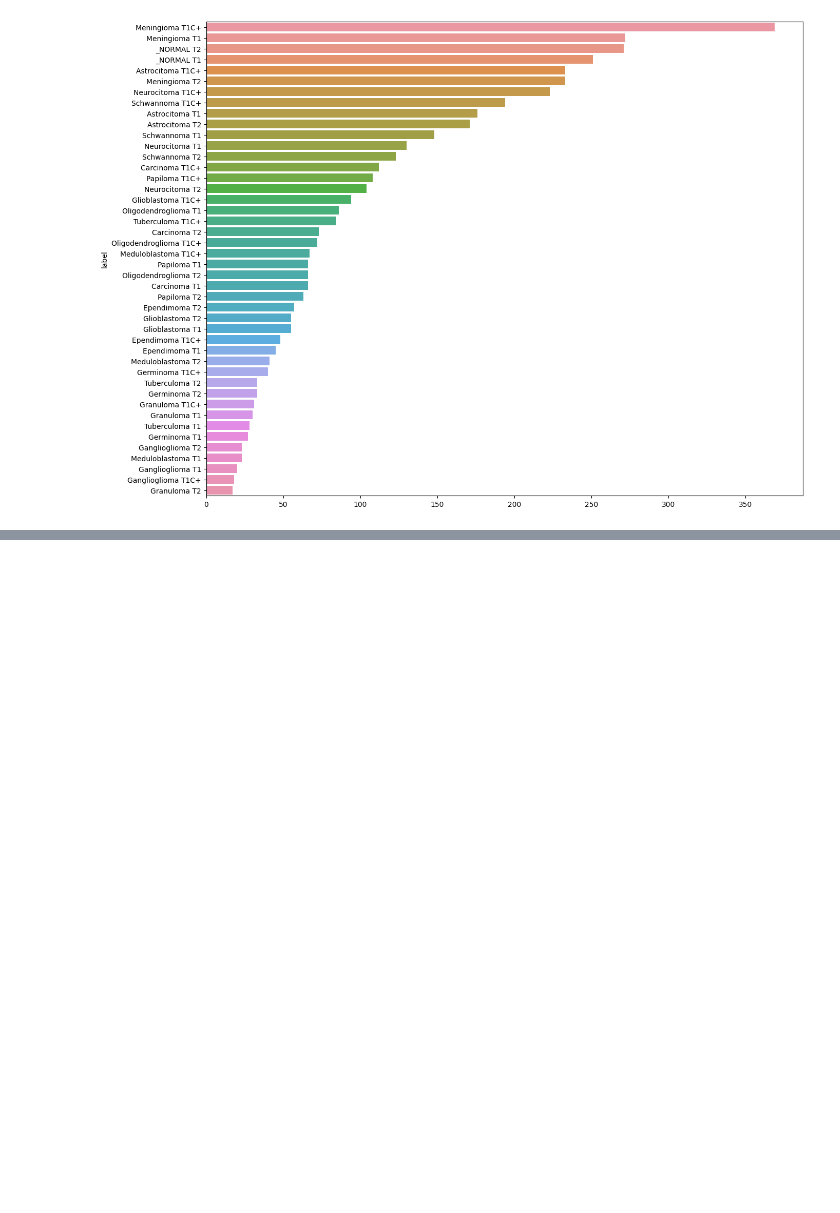
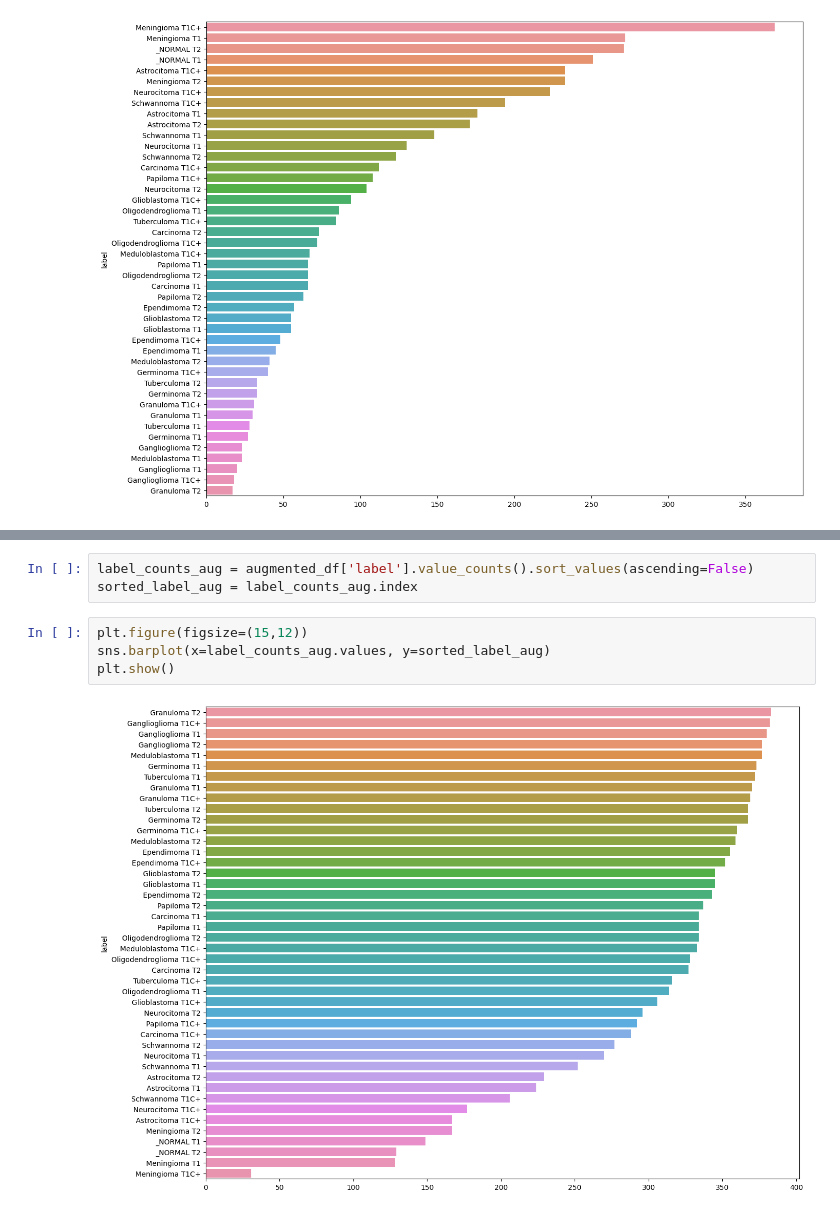
Before and after one commit to Som-III/Brain_tumor_detection_using_deep_learning, a Jupyter notebook: tumor_detection.ipynb, the cells around one changed output, grey strips where cells are left out. Cells and saved outputs as stored; diff of their text form; blank space fills up the shorter version.

```diff
--- a/tumor_detection.ipynb
+++ b/tumor_detection.ipynb
@@ -93,0 +174,9 @@ plt.show()
+# %%
+label_counts_aug = augmented_df['label'].value_counts().sort_values(ascending=False)
+sorted_label_aug = label_counts_aug.index
+# %%
+plt.figure(figsize=(15,12))
+sns.barplot(x=label_counts_aug.values, y=sorted_label_aug)
+plt.show()
+# %% [output]
+[figure, added]
```
Also changed, not shown: parts of 16 cells of this notebook.
